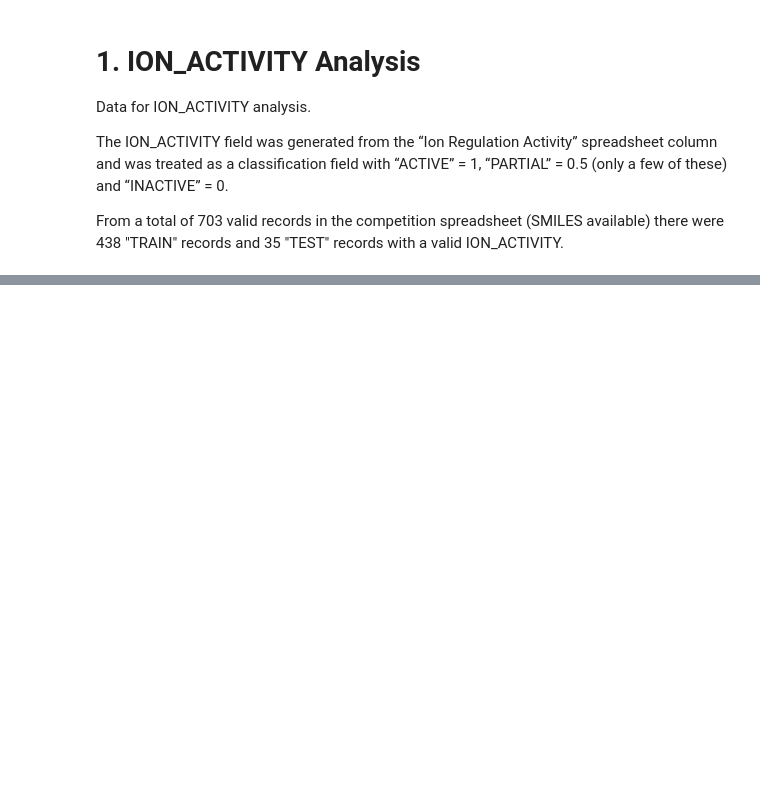
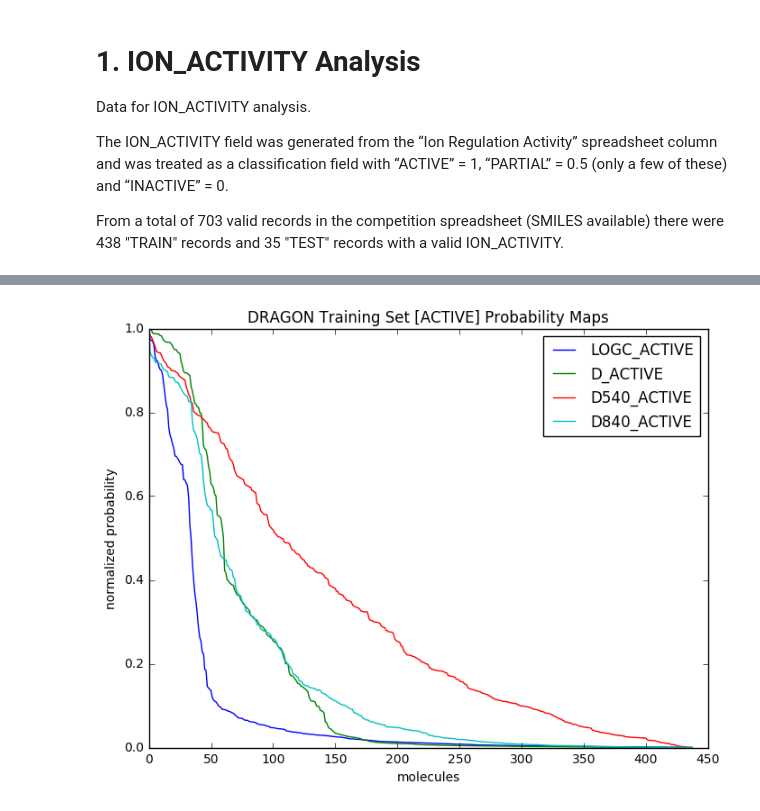
Before and after one commit to kellerberrin/OSM-QSAR, a Jupyter notebook: Results/OSM Prelim Results.ipynb, the cells around one changed output, grey strips where cells are left out. Drawn from its saved outputs; the diff is of its cells as text; code cells hidden in the pictures; blank space fills up the shorter version.

Commit message:
Released the initial results of the ION_ACTIVITY classifier.

```diff
--- a/Results/OSM Prelim Results.ipynb
+++ b/Results/OSM Prelim Results.ipynb
@@ -227,0 +133,8 @@ om
+# %%
+# Import the probability maps
+import pandas as pd
+test_results = pd.read_csv("./test_results.csv")
+train_results = pd.read_csv("./train_results.csv")
+dragon_active = ["LOGC_ACTIVE", "D_ACTIVE", "D540_ACTIVE", "D840_ACTIVE"]
+fingerprint_active = ["M1_ACTIVE", "M5_ACTIVE", "TOP_ACTIVE", "MACC_ACTIVE"]
+all_active = dragon_active + fingerprint_active + ["META_ACTIVE"]
@@ -227,0 +167,20 @@ om
+# %%
+import numpy as np
+import matplotlib.pyplot as plt
+%matplotlib inline
+from pylab import *
+from sklearn.preprocessing import minmax_scale
+
+def sort_map(column):
+    array = minmax_scale(train_results[column])
+    return array[np.argsort(-array)]
+
+scale = 1.0
+fig = plt.figure(num=None, figsize=(8 * scale, 6 * scale), dpi=80, facecolor='w', edgecolor='k')
+for map in dragon_active: plt.plot(sort_map(map), label=map)
+xlabel("molecules")
+ylabel("normalized probability")
+title("DRAGON Training Set [ACTIVE] Probability Maps")
+legend(loc=1); # upper right corner
+# %% [output]
+[figure, added]
```
Also changed, not shown: parts of 49 cells of this notebook, 19 other files.
